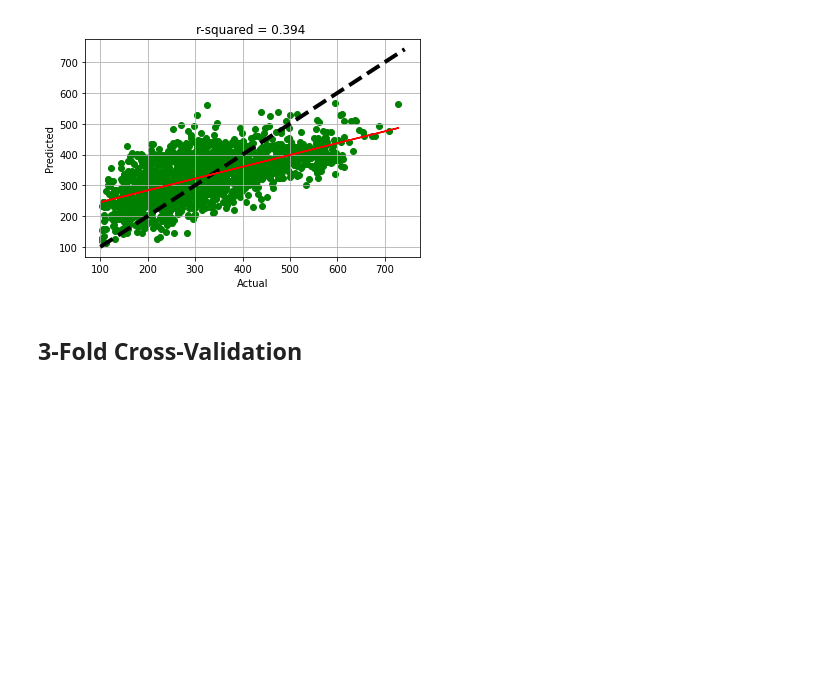
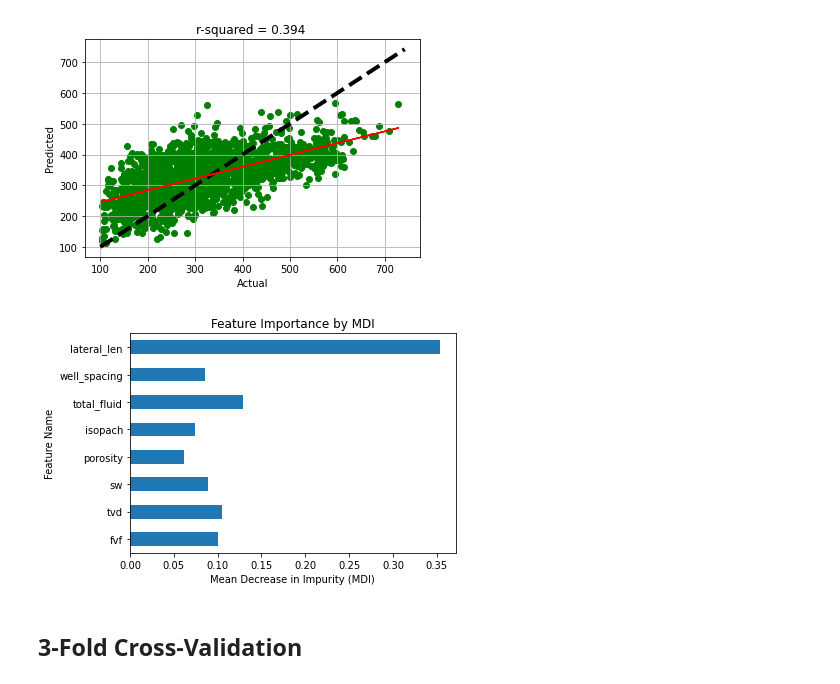
Before and after one commit to Auelocks/Friday_Night_Lights, a Jupyter notebook: Permian_ML_Model_Final.ipynb, the cells around one changed output. Drawn from its saved outputs; the diff is of its cells as text; code cells hidden in the pictures; blank space fills up the shorter version.

Commit message:
Added Noelle's bar chart code to plot

```diff
--- a/Permian_ML_Model_Final.ipynb
+++ b/Permian_ML_Model_Final.ipynb
@@ -735,6 +737,22 @@ plt.grid()
 plt.show()
 # %% [output]
 [figure]
+# %%
+# plot the feature importance
+importances=rf_model.feature_importances_
+feature_names=X.columns
+feature_importance=pd.DataFrame(importances,index=feature_names)
+#fig = px.bar(feature_importance,x=feature_names,y="Mean Decrease in Impurity (MDI)",orientation='h',
+#            title="Feature Importance by MDI within each Tree")
+fig, ax = plt.subplots()
+feature_importance.plot.barh(ax=ax, legend=False)
+ax.set_title("Feature Importance by MDI")
+ax.set_xlabel("Mean Decrease in Impurity (MDI)")
+ax.set_ylabel("Feature Name")
+ax.invert_yaxis()
+fig.tight_layout()
+# %% [output]
+[figure, added]
 # %% [markdown]
 ## 3-Fold Cross-Validation
 # %%
```
Also changed, not shown: parts of 15 cells of this notebook.
